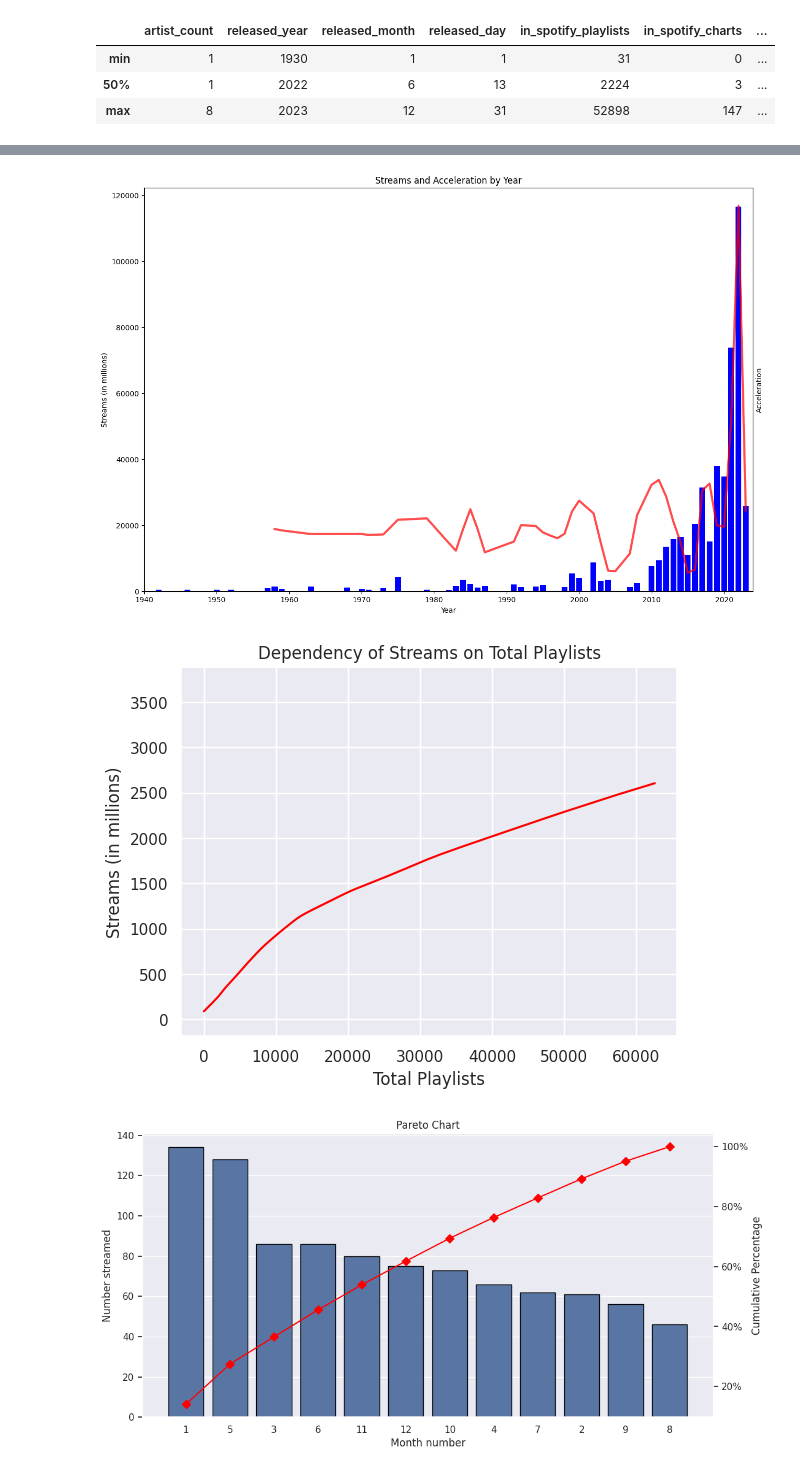
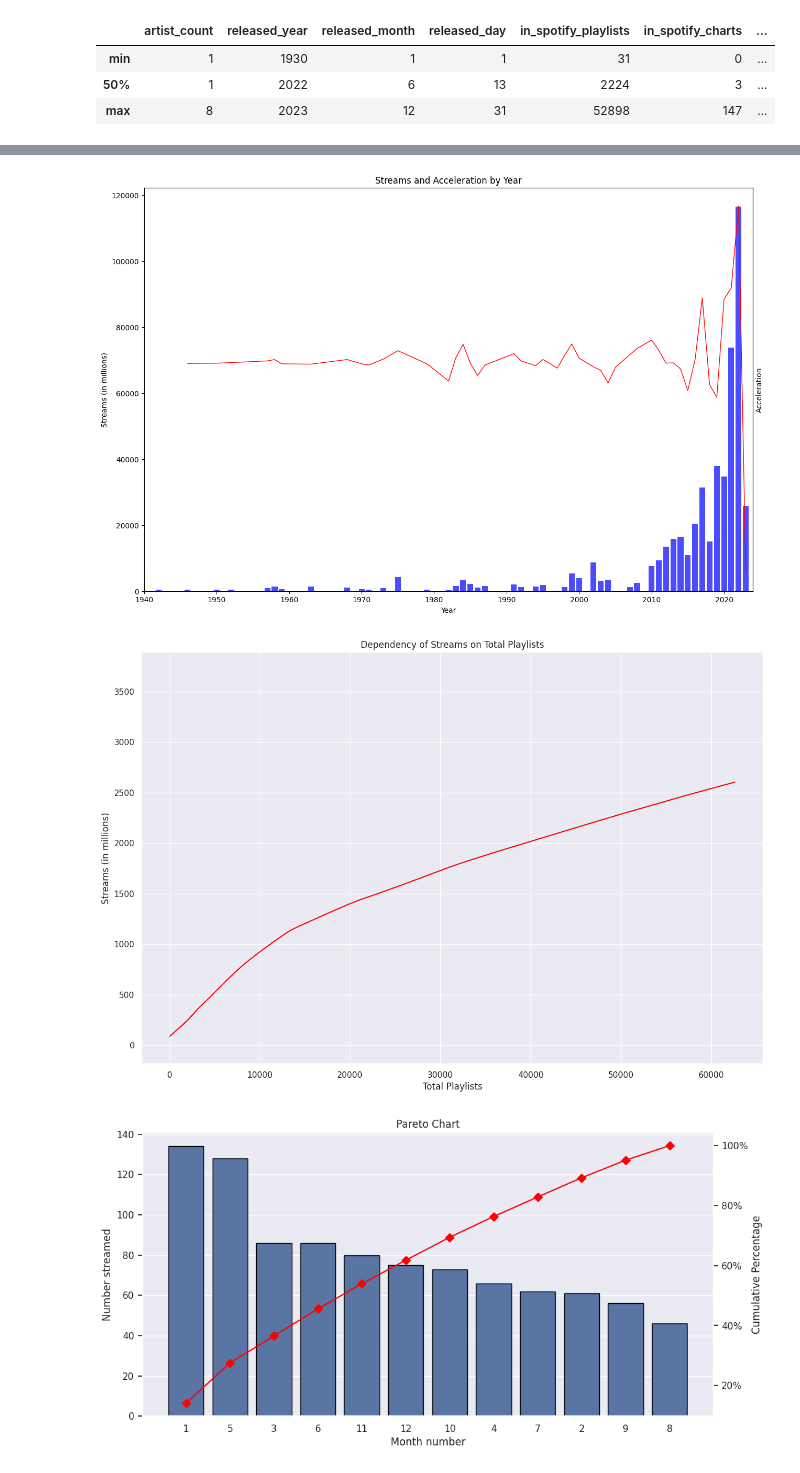
Before and after one commit to FITlifeSADGE/UPA, a Jupyter notebook: UPA.ipynb, the cells around one changed output, grey strips where cells are left out. Cells and saved outputs as stored; diff of their text form; code cells hidden in the pictures.

```diff
--- a/UPA.ipynb
+++ b/UPA.ipynb
@@ -159,7 +157,7 @@ plt.show()
 # Group by released year and calculate the sum of streams
 df_grouped = df.groupby(['released_year'])['streams'].sum().reset_index()
 
-window_size = 3 # You can adjust this value based on your preference
+window_size = 1 # You can adjust this value based on your preference
 #y_smoothed = df_grouped['streams'].rolling(window=window_size, center=True).mean()
 y_smoothed = df_grouped['streams'].rolling(window=window_size, center=False).mean()
 
@@ -170,13 +168,13 @@ y_acceleration = np.gradient(np.gradient(y_smoothed))
 plt.figure(figsize=(15, 10))
 
 # # Plot for Streams
-plt.bar(df_grouped['released_year'], df_grouped['streams']/10**6, color='blue', alpha=1)
+plt.bar(df_grouped['released_year'], df_grouped['streams']/10**6, color='blue', alpha=0.7)
 plt.xlabel('Year')
 plt.ylabel('Streams (in millions)')
 
 # Create a secondary y-axis for acceleration
 ax2 = plt.gca().twinx()
-ax2.plot(df_grouped['released_year'][2:], y_acceleration[0:-2], color='red', label='Acceleration', linewidth=3, alpha=0.7)
+ax2.plot(df_grouped['released_year'][2:], y_acceleration[0:-2], color='red', label='Acceleration', linewidth=1, alpha=1)
 ax2.set_ylabel('Acceleration')
 ax2.set_yticks([])
 
@@ -190,27 +188,29 @@ plt.xlim(1940, 2024)
 plt.title('Streams and Acceleration by Year')
 plt.show()
 # %% [output]
-[figure, old version]
+[figure, new version]
 # %%
 df['played'] = df['in_spotify_playlists'] + df['in_deezer_playlists'] + df['in_apple_playlists']
 
 df['streams_millions'] = df['streams']/10**6
+
+plt.figure(figsize=(15, 10))
 
 sns.set(style="darkgrid")
 
 sns.scatterplot(x='played', y='streams_millions', data=df, alpha=0.7, marker='')
 
 lowess = sm.nonparametric.lowess
 smoothed = lowess(df['streams_millions'], df['played'])
 plt.plot(smoothed[:, 0], smoothed[:, 1], color='red', label='Local Regression')
 
 plt.xlabel('Total Playlists')
 plt.ylabel('Streams (in millions)')
 plt.title('Dependency of Streams on Total Playlists')
 
 plt.show()
 # %% [output]
-[figure, old version]
+[figure, new version]
 # %%
 monthly_songs = df['released_month'].value_counts().reset_index()
 monthly_songs.columns = ['released_month', 'num_songs']
```
Also changed, not shown: parts of 10 cells of this notebook.
